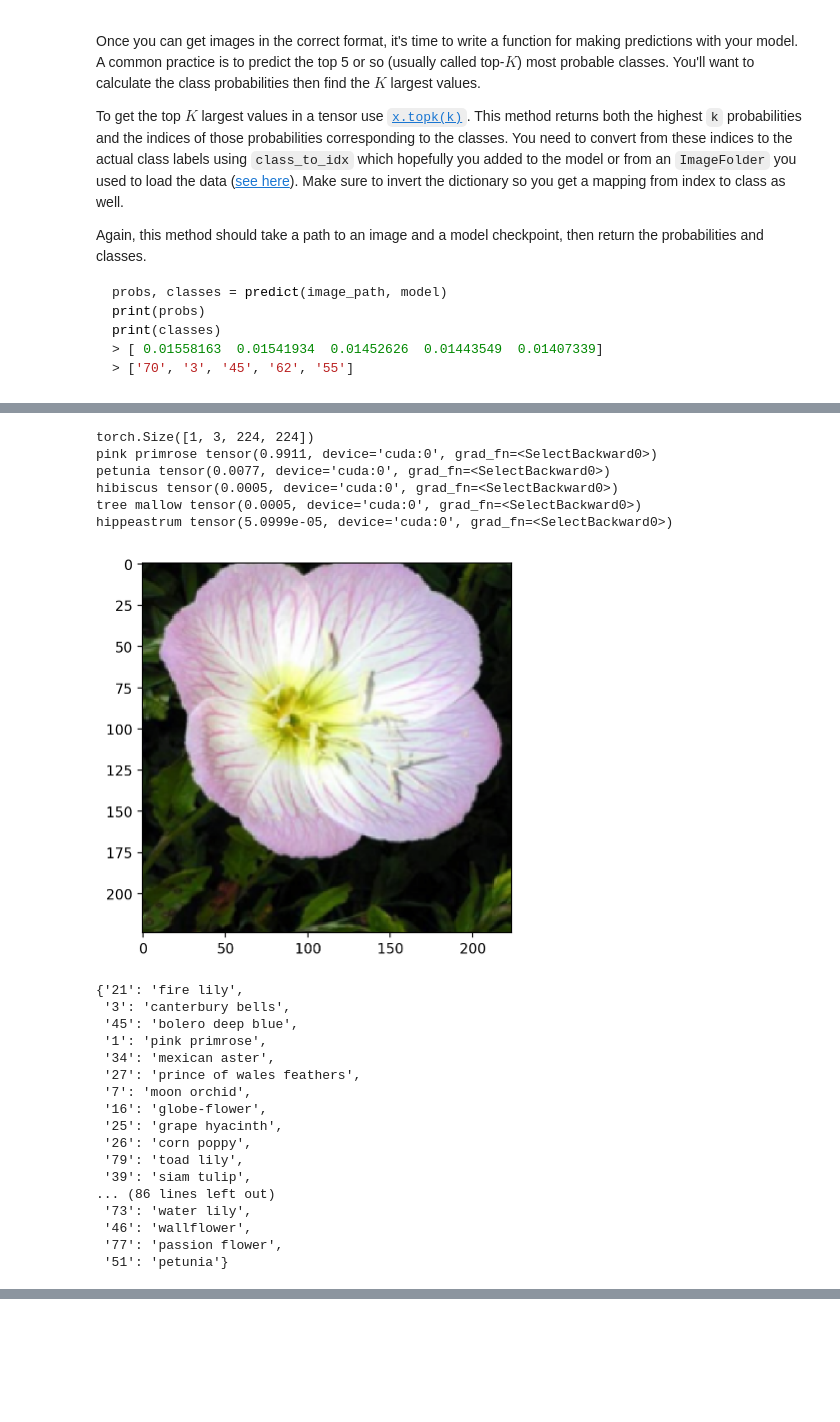
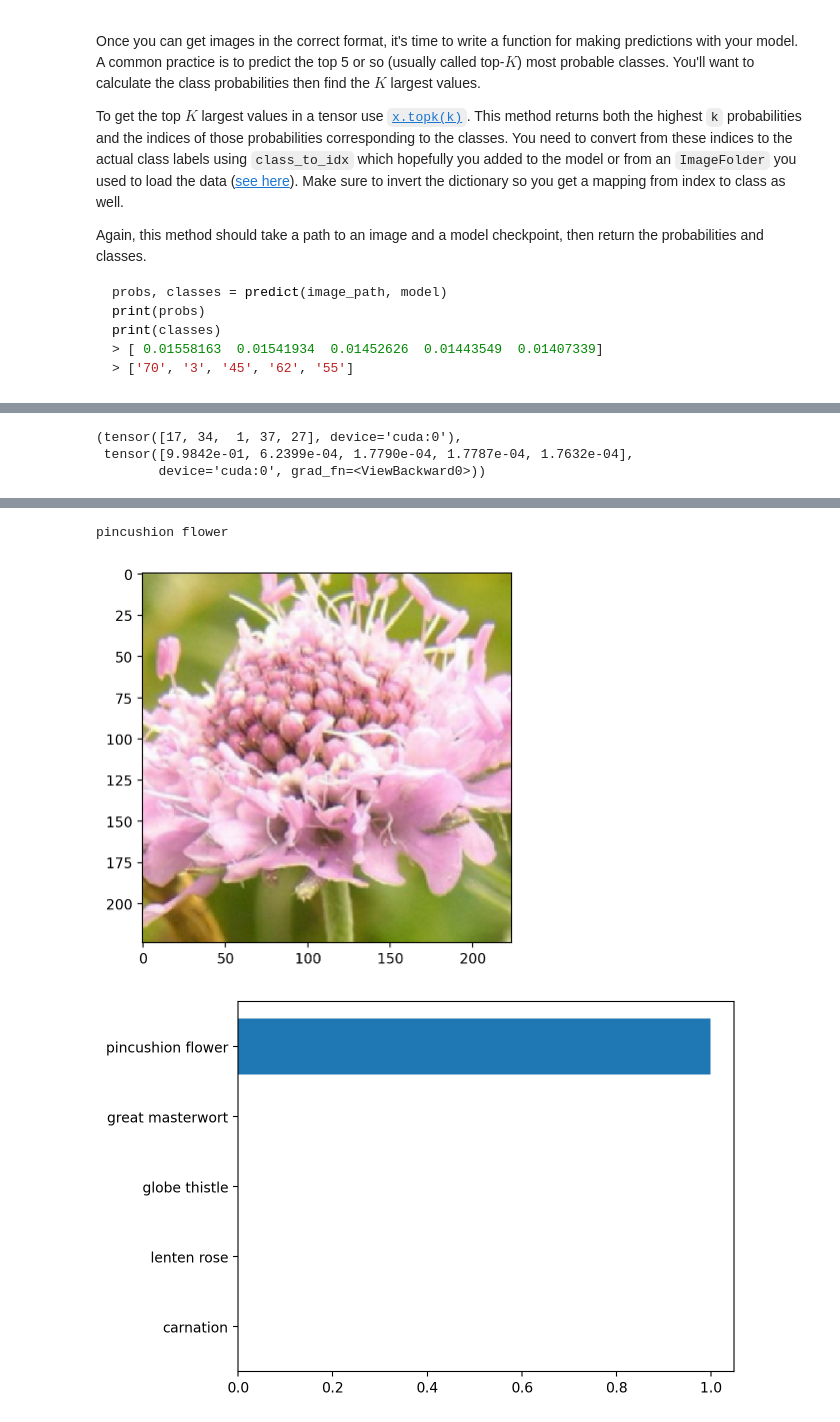
Before and after one commit to namae101/udacity_aipnd, a Jupyter notebook: Image Classifier Project.ipynb, the cells around one changed output, grey strips where cells are left out. Saved outputs shown, nothing was run; the diff lists cells and outputs as text; code cells hidden in the pictures; blank space fills up the shorter version.

```diff
--- a/Image Classifier Project.ipynb
+++ b/Image Classifier Project.ipynb
@@ -276,4 +305,4 @@ At this point it's good to write a function that can load a checkpoint and rebui
 def load_checkpoint(filepath):
     model = torch.load(filepath)
     return model
-model2 = load_checkpoint('check_point.pth')
+loadedModel = load_checkpoint('check_point.pth')
@@ -406,52 +413,25 @@ index_class
 # %%
 def predict(image_path, model, topk=5):
+    device = torch.device("cuda" if torch.cuda.is_available() else "cpu")
     ''' Predict the class (or classes) of an image using a trained deep learning model.
     '''
+    loadedModel.eval()
     input_img = process_image(image_path)
-    imshow(input_img)
     input_img = input_img.view(1,3,224,224).to(device)
-    print(input_img.shape)
     logps = model(input_img)
 
     ps = torch.exp(logps)
 
-    top_p, top_class = ps.topk(5, dim=1)
-    top_class = top_class.view(5)
-    top_p = top_p.view(5)
-    for i,x in enumerate(top_class):
-        x = x.item()
-        class_index = index_class[x]
-        print(cat_to_name[class_index], top_p[i])
+    top_p, top_class = ps.topk(topk, dim=1)
+    top_class = top_class.view(topk)
+    top_p = top_p.view(topk)
 
-predict('./assets/test/1/image_06743.jpg',model)
+    return top_class, top_p
+predict('./flowers/test/22/image_05362.jpg', loadedModel)
 # %% [output]
-torch.Size([1, 3, 224, 224])
-pink primrose tensor(0.9911, device='cuda:0', grad_fn=<SelectBackward0>)
-petunia tensor(0.0077, device='cuda:0', grad_fn=<SelectBackward0>)
-hibiscus tensor(0.0005, device='cuda:0', grad_fn=<SelectBackward0>)
-tree mallow tensor(0.0005, device='cuda:0', grad_fn=<SelectBackward0>)
-hippeastrum tensor(5.0999e-05, device='cuda:0', grad_fn=<SelectBackward0>)
+(tensor([17, 34,  1, 37, 27], device='cuda:0'),
+ tensor([9.9842e-01, 6.2399e-04, 1.7790e-04, 1.7787e-04, 1.7632e-04],
+        device='cuda:0', grad_fn=<ViewBackward0>))
-[figure, removed]
-# %%
-cat_to_name
-# %% [output]
-{'21': 'fire lily',
- '3': 'canterbury bells',
- '45': 'bolero deep blue',
- '1': 'pink primrose',
- '34': 'mexican aster',
- '27': 'prince of wales feathers',
- '7': 'moon orchid',
- '16': 'globe-flower',
- '25': 'grape hyacinth',
- '26': 'corn poppy',
- '79': 'toad lily',
- '39': 'siam tulip',
-... (86 lines left out)
- '73': 'water lily',
- '46': 'wallflower',
- '77': 'passion flower',
- '51': 'petunia'}
 # %% [markdown]
 ## Sanity Checking
 
@@ -464,0 +443,22 @@ You can convert from the class integer encoding to actual flower names with the
+# %%
+# TODO: Display an image along with the top 5 classes
+def check_sanity(image_path, model):
+    image_class = image_path.split('/')[-2]
+    img = process_image(image_path)
+    print(cat_to_name[image_class])
+    imshow(img)
+    top_class, top_p = predict(image_path, model)
+    flowers = [index_to_class[index.item()] for index in top_class]
+    probabs = [p.item() for p in top_p]
+    y_pos = np.arange(len(probabs))
+    fig, ax = plt.subplots()
+    ax.barh(y_pos, probabs)
+    ax.set_yticks(y_pos)
+    ax.set_yticklabels(flowers)
+    ax.invert_yaxis()
+# %%
+check_sanity('./flowers/test/22/image_05362.jpg', loadedModel)
+# %% [output]
+pincushion flower
+[figure, added]
+[figure, added]
```
Also changed, not shown: parts of 17 cells of this notebook, 4 other files.
